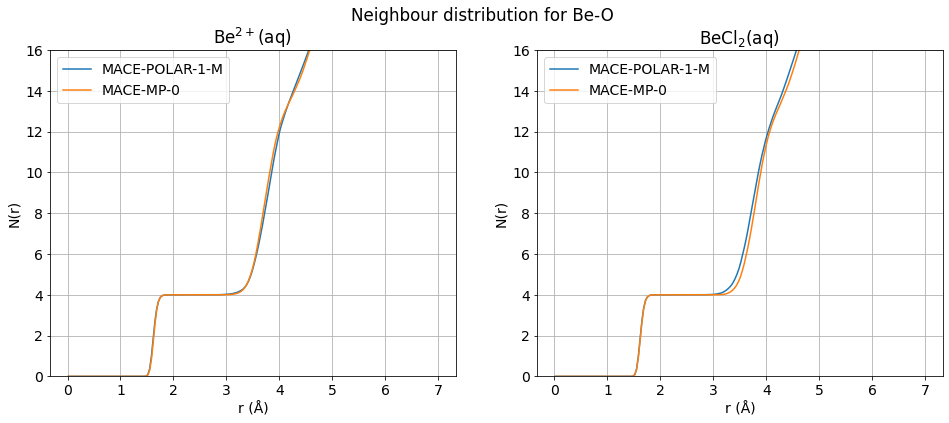
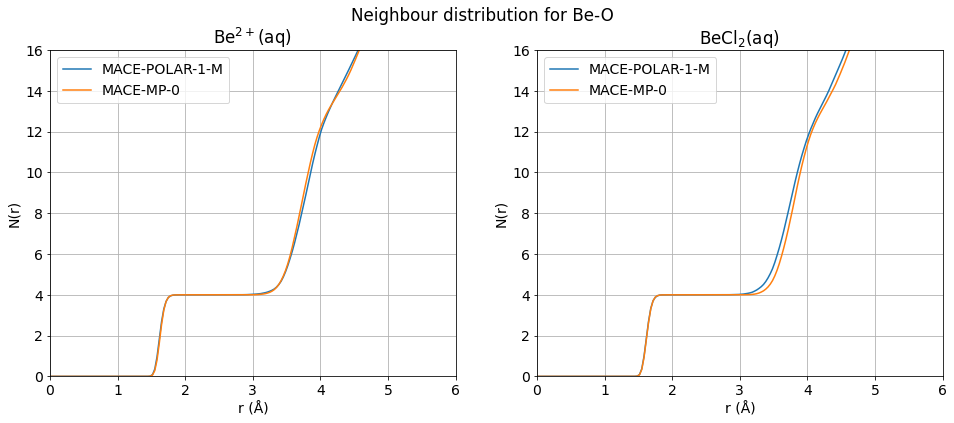
Code edit (unified diff) that turned the first committed figure into the second:
--- before
+++ after
@@ -8,4 +8,6 @@
     axs[i].set_ylabel('N(r)')
     axs[i].set_ylim(0, 16)
+    axs[i].set_xlim(0, 6)
+    
     axs[i].grid()
 

Commit: Added RDFs for Be-Cl.